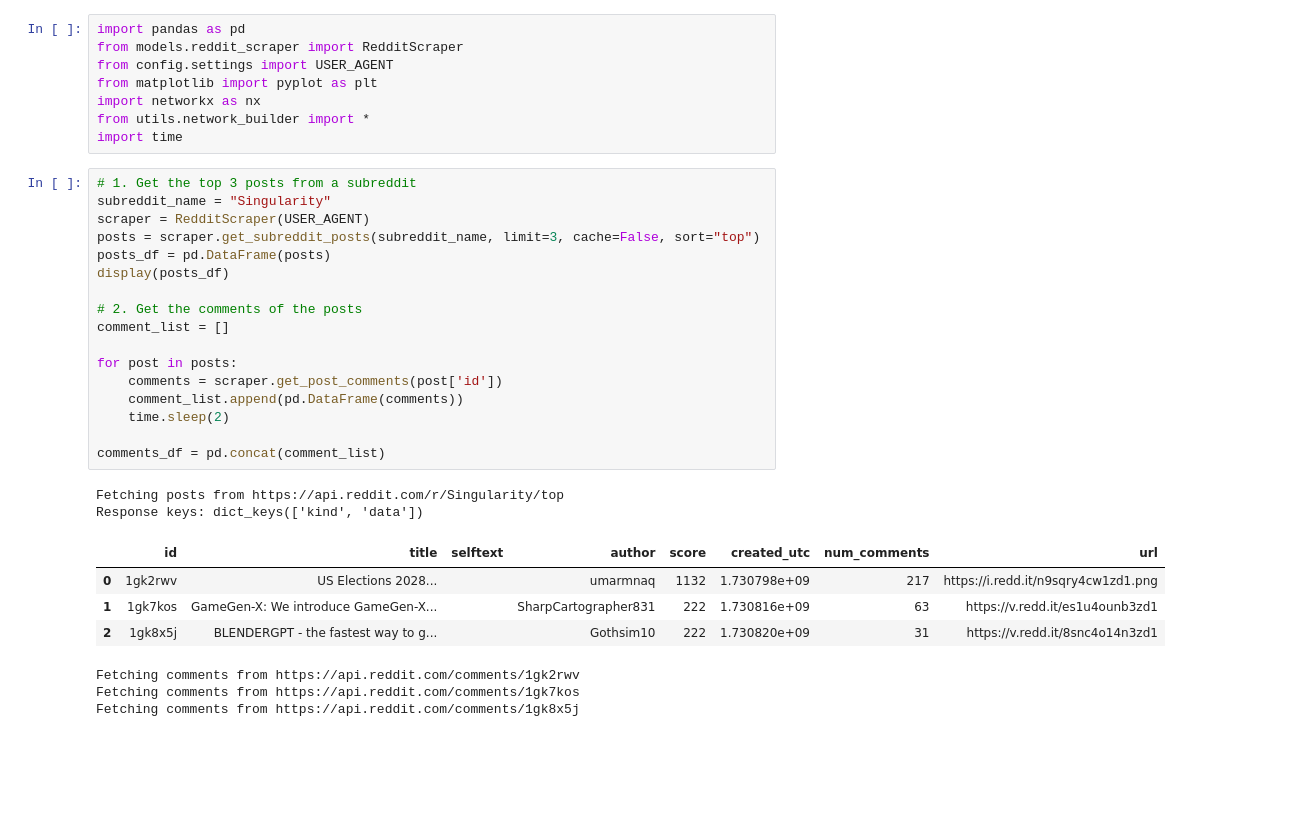
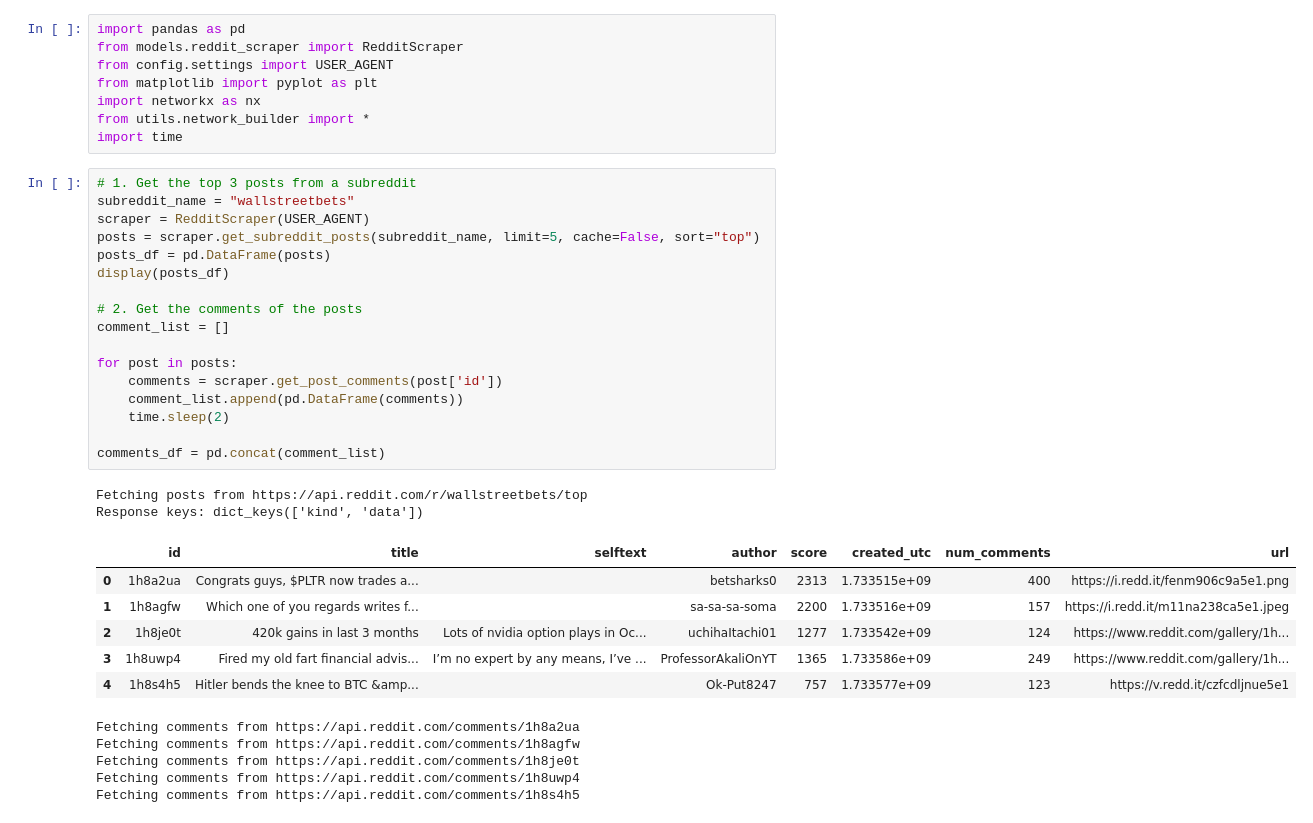
Before and after one commit to yingslim/oii-fsds-textanalysis, a Jupyter notebook: week4day2_lab.ipynb, the cells around one changed output. Drawn from its saved outputs; the diff is of its cells as text; blank space fills up the shorter version.

```diff
--- a/week4day2_lab.ipynb
+++ b/week4day2_lab.ipynb
@@ -38,31 +41,35 @@ from utils.network_builder import *
 import time
 # %%
 # 1. Get the top 3 posts from a subreddit
-subreddit_name = "Singularity"
+subreddit_name = "wallstreetbets"
 scraper = RedditScraper(USER_AGENT)
-posts = scraper.get_subreddit_posts(subreddit_name, limit=3, cache=False, sort="top")
+posts = scraper.get_subreddit_posts(subreddit_name, limit=5, cache=False, sort="top")
 posts_df = pd.DataFrame(posts)
 display(posts_df)
 
 # 2. Get the comments of the posts
 comment_list = []
 
 for post in posts:
     comments = scraper.get_post_comments(post['id'])
     comment_list.append(pd.DataFrame(comments))
     time.sleep(2)
 
 comments_df = pd.concat(comment_list)
 # %% [output]
-Fetching posts from https://api.reddit.com/r/Singularity/top
+Fetching posts from https://api.reddit.com/r/wallstreetbets/top
 Response keys: dict_keys(['kind', 'data'])
 |  | id | title | selftext | author | score | created_utc | num_comments | url |
-| 0 | 1gk2rwv | US Elections 2028... |  | umarmnaq | 1132 | 1.730798e+09 | 217 | https://i.redd.it/n9sqry4cw1zd1.png |
-| 1 | 1gk7kos | GameGen-X: We introduce GameGen-X... |  | SharpCartographer831 | 222 | 1.730816e+09 | 63 | https://v.redd.it/es1u4ounb3zd1 |
-| 2 | 1gk8x5j | BLENDERGPT - the fastest way to g... |  | Gothsim10 | 222 | 1.730820e+09 | 31 | https://v.redd.it/8snc4o14n3zd1 |
+| 0 | 1h8a2ua | Congrats guys, $PLTR now trades a... |  | betsharks0 | 2313 | 1.733515e+09 | 400 | https://i.redd.it/fenm906c9a5e1.png |
+| 1 | 1h8agfw | Which one of you regards writes f... |  | sa-sa-sa-soma | 2200 | 1.733516e+09 | 157 | https://i.redd.it/m11na238ca5e1.jpeg |
+| 2 | 1h8je0t | 420k gains in last 3 months | Lots of nvidia option plays in Oc... | uchihaItachi01 | 1277 | 1.733542e+09 | 124 | https://www.reddit.com/gallery/1h... |
+| 3 | 1h8uwp4 | Fired my old fart financial advis... | I’m no expert by any means, I’ve ... | ProfessorAkaliOnYT | 1365 | 1.733586e+09 | 249 | https://www.reddit.com/gallery/1h... |
+| 4 | 1h8s4h5 | Hitler bends the knee to BTC &amp... |  | Ok-Put8247 | 757 | 1.733577e+09 | 123 | https://v.redd.it/czfcdljnue5e1 |
-Fetching comments from https://api.reddit.com/comments/1gk2rwv
-Fetching comments from https://api.reddit.com/comments/1gk7kos
-Fetching comments from https://api.reddit.com/comments/1gk8x5j
+Fetching comments from https://api.reddit.com/comments/1h8a2ua
+Fetching comments from https://api.reddit.com/comments/1h8agfw
+Fetching comments from https://api.reddit.com/comments/1h8je0t
+Fetching comments from https://api.reddit.com/comments/1h8uwp4
+Fetching comments from https://api.reddit.com/comments/1h8s4h5
 # %%
 comments_df
 # %% [output]
```
Also changed, not shown: parts of 9 cells of this notebook.
